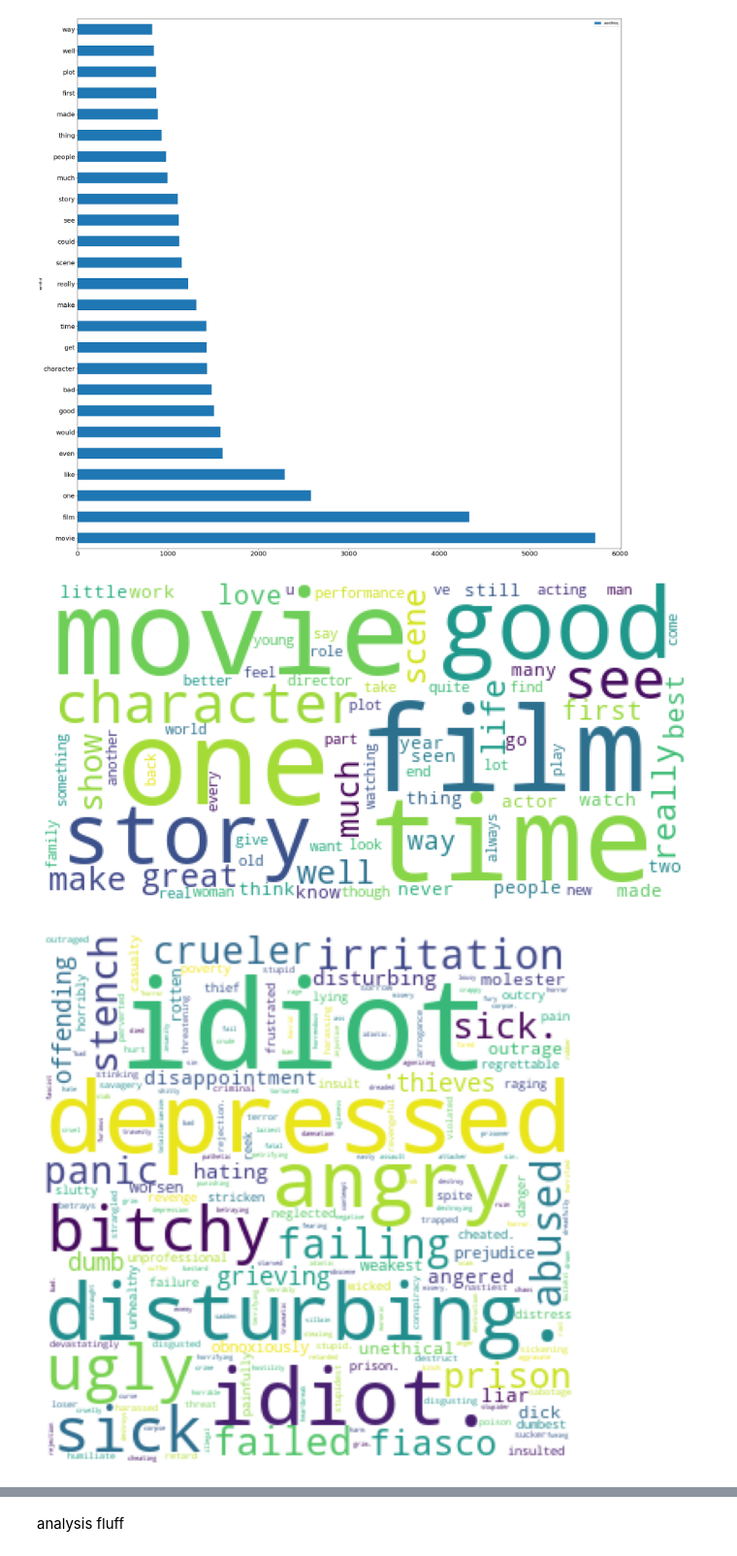
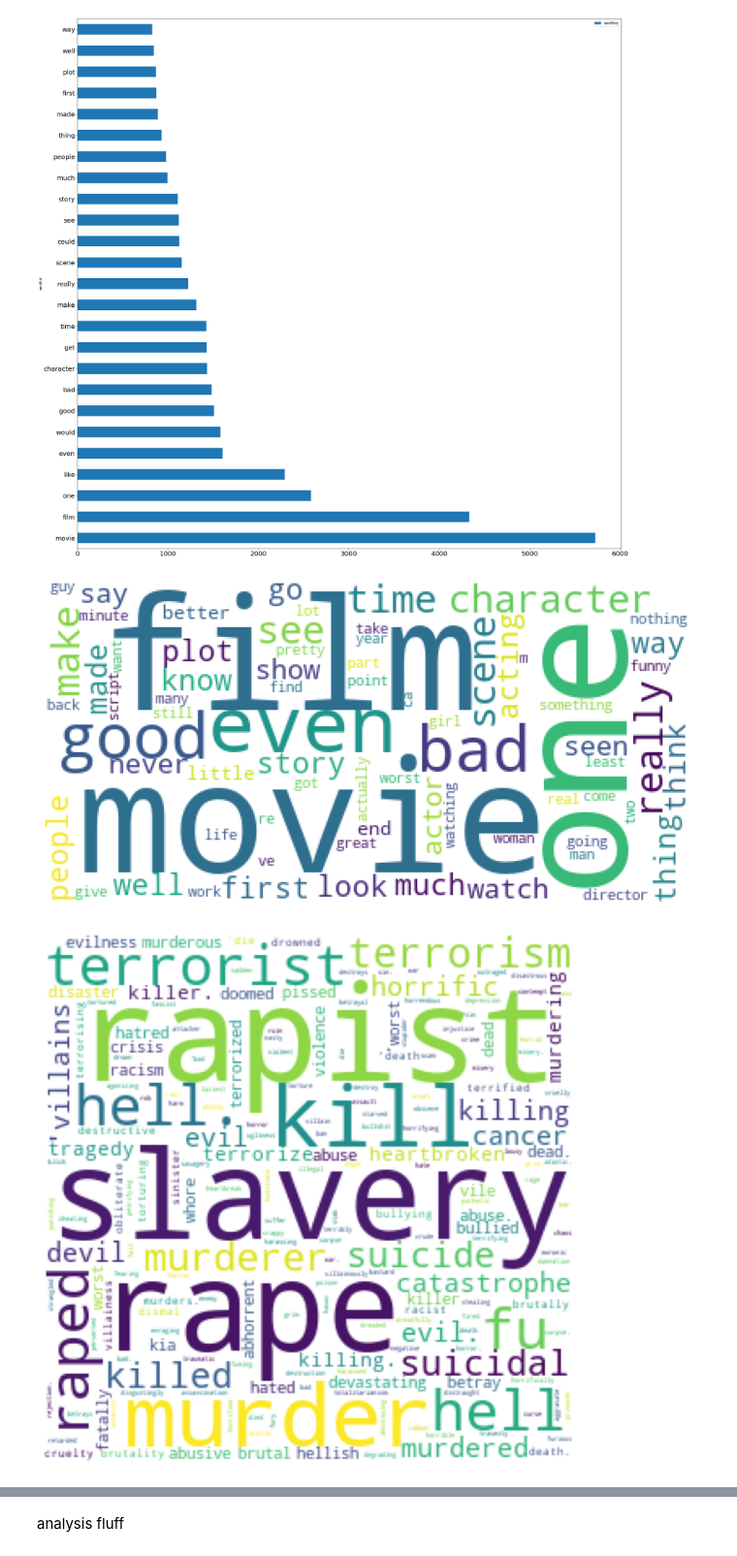
Before and after one commit to Crystalhuynh39/DH-140-Project, a Jupyter notebook: FinalProject.ipynb, the cells around one changed output, grey strips where cells are left out. Shown at 97% size. Saved outputs shown, nothing was run; the diff lists cells and outputs as text; code cells hidden in the pictures.

Commit message:
fixed code for every cell to run and fixed the negative sentiment wordcloud

```diff
--- a/FinalProject.ipynb
+++ b/FinalProject.ipynb
@@ -771,24 +761,24 @@ negwordcloud = WordCloud(background_color="white").generate(negwords)
 
 #plot the wordcloud
 plt.figure(figsize = (12, 12))
-plt.imshow(poswordcloud)
+plt.imshow(negwordcloud)
 
 #to remove the axis value
 plt.axis("off")
 plt.show()
 # %% [output]
-[figure, old version]
+[figure, new version]
 # %%
 #generate a basic wordcloud for negative word sentiment strength
-negwordsent = pd.Series(negative_df.wordsent.values,index=negative_df.wordlist).to_dict()
+negwordsent = pd.Series((negative_df.wordsent.values*-1),index=negative_df.wordlist).to_dict()
 negwordsentcloud = WordCloud(background_color='white', width = 300, height=300, margin=2).generate_from_frequencies(negwordsent)
 
 #plot the wordcloud
 plt.figure(figsize = (12, 12))
 plt.imshow(negwordsentcloud)
 
 #to remove the axis value
 plt.axis("off")
 plt.show()
 # %% [output]
-[figure, old version]
+[figure, new version]
```
Also changed, not shown: parts of 24 cells of this notebook.
